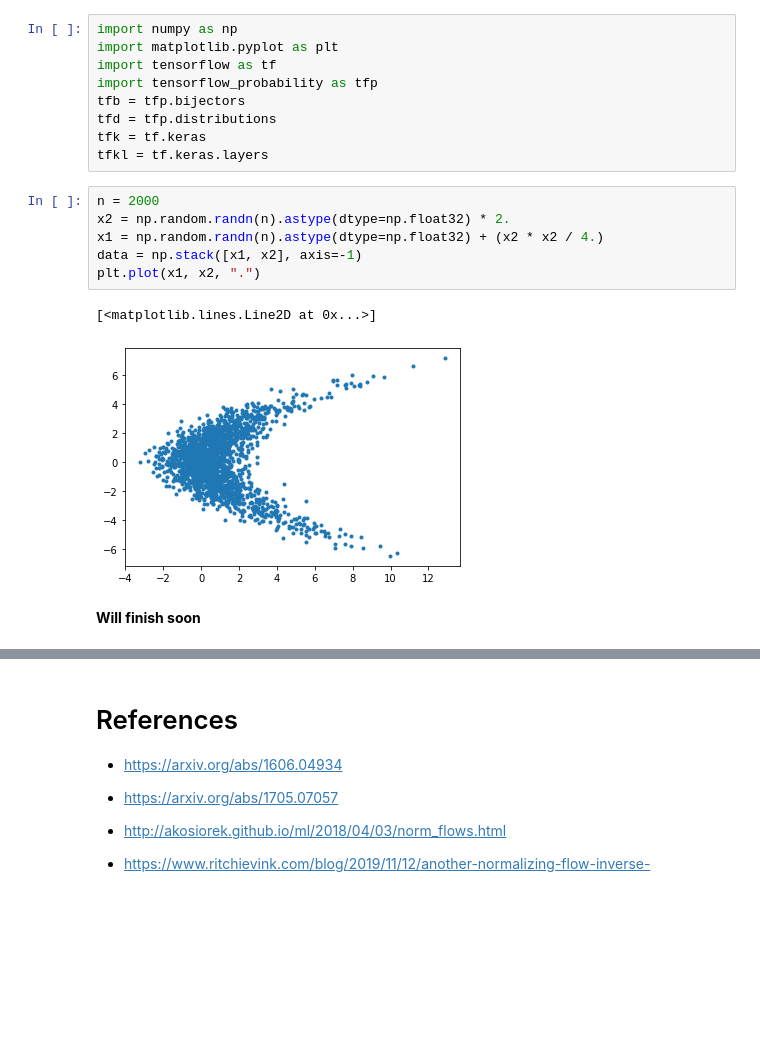
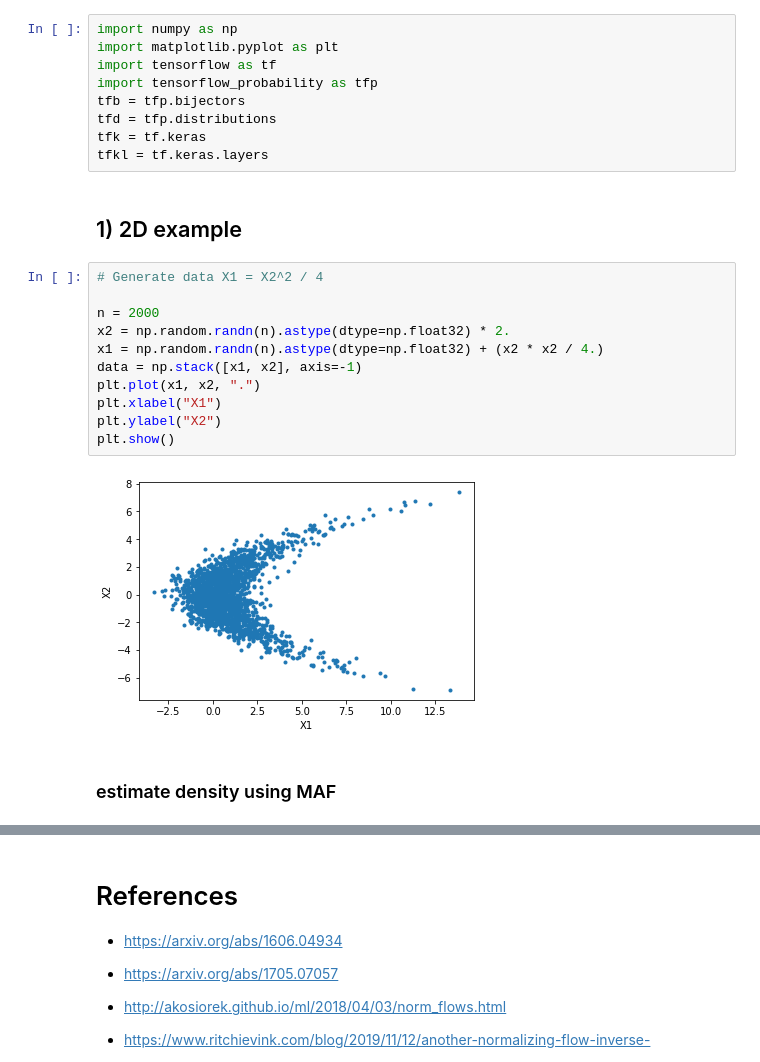
Before and after one commit to pointOfive/Haining-Tan, a Jupyter notebook: IAF_and_MAF.ipynb, the cells around one changed output, grey strips where cells are left out. Saved outputs shown, nothing was run; the diff lists cells and outputs as text; blank space fills up the shorter version.

```diff
--- a/IAF_and_MAF.ipynb
+++ b/IAF_and_MAF.ipynb
@@ -76,14 +86,20 @@ tfb = tfp.bijectors
 tfd = tfp.distributions
 tfk = tf.keras
 tfkl = tf.keras.layers
+# %% [markdown]
+## 1) 2D example
 # %%
+# Generate data X1 = X2^2 / 4
+
 n = 2000
 x2 = np.random.randn(n).astype(dtype=np.float32) * 2.
 x1 = np.random.randn(n).astype(dtype=np.float32) + (x2 * x2 / 4.)
 data = np.stack([x1, x2], axis=-1)
 plt.plot(x1, x2, ".")
+plt.xlabel("X1")
+plt.ylabel("X2")
+plt.show()
 # %% [output]
-[<matplotlib.lines.Line2D at 0x...>]
-[figure, old version]
+[figure, new version]
-# %% [markdown]
-**Will finish soon**
+# %% [markdown]
+### estimate density using MAF
```
Also changed, not shown: parts of 15 cells of this notebook.
